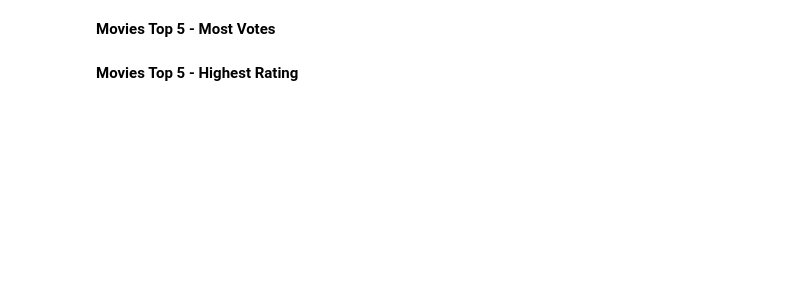
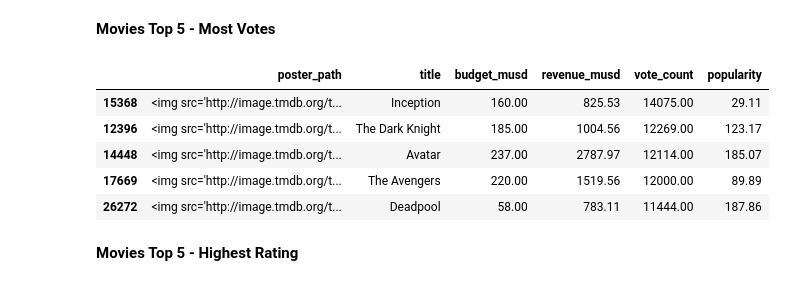
Before and after one commit to HunterKane/Movie-Data-Analysis-Project-1-, a Jupyter notebook: Project_01_Movie_Data_Analysis .ipynb, the cells around one changed output. Saved outputs shown, nothing was run; the diff lists cells and outputs as text; code cells hidden in the pictures; blank space fills up the shorter version.

```diff
--- a/Project_01_Movie_Data_Analysis .ipynb
+++ b/Project_01_Movie_Data_Analysis .ipynb
@@ -373,5 +373,14 @@ df_best.tail()
 | 44690 | <img src='http://image.tmdb.org/t... | Queerama | nan | 0.00 | 0.00 | nan | 0.16 | nan | ... |
 # %% [markdown]
 __Movies Top 5 - Most Votes__
+# %%
+df_best.sort_values(by = "vote_count", ascending = False).head()
+# %% [output]
+|  | poster_path | title | budget_musd | revenue_musd | vote_count | popularity |
+| 15368 | <img src='http://image.tmdb.org/t... | Inception | 160.00 | 825.53 | 14075.00 | 29.11 |
+| 12396 | <img src='http://image.tmdb.org/t... | The Dark Knight | 185.00 | 1004.56 | 12269.00 | 123.17 |
+| 14448 | <img src='http://image.tmdb.org/t... | Avatar | 237.00 | 2787.97 | 12114.00 | 185.07 |
+| 17669 | <img src='http://image.tmdb.org/t... | The Avengers | 220.00 | 1519.56 | 12000.00 | 89.89 |
+| 26272 | <img src='http://image.tmdb.org/t... | Deadpool | 58.00 | 783.11 | 11444.00 | 187.86 |
 # %% [markdown]
 __Movies Top 5 - Highest Rating__
```
Also changed, not shown: parts of 3 cells of this notebook.
